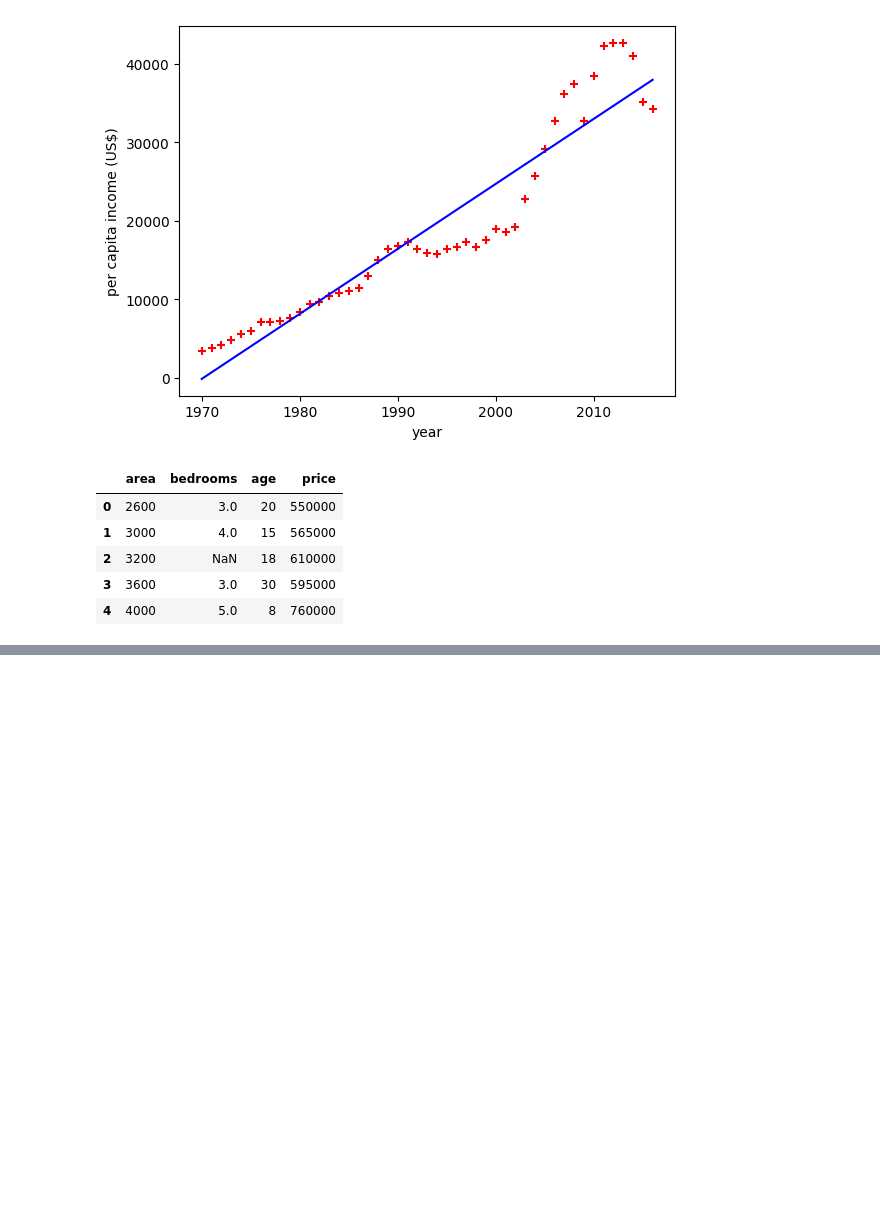
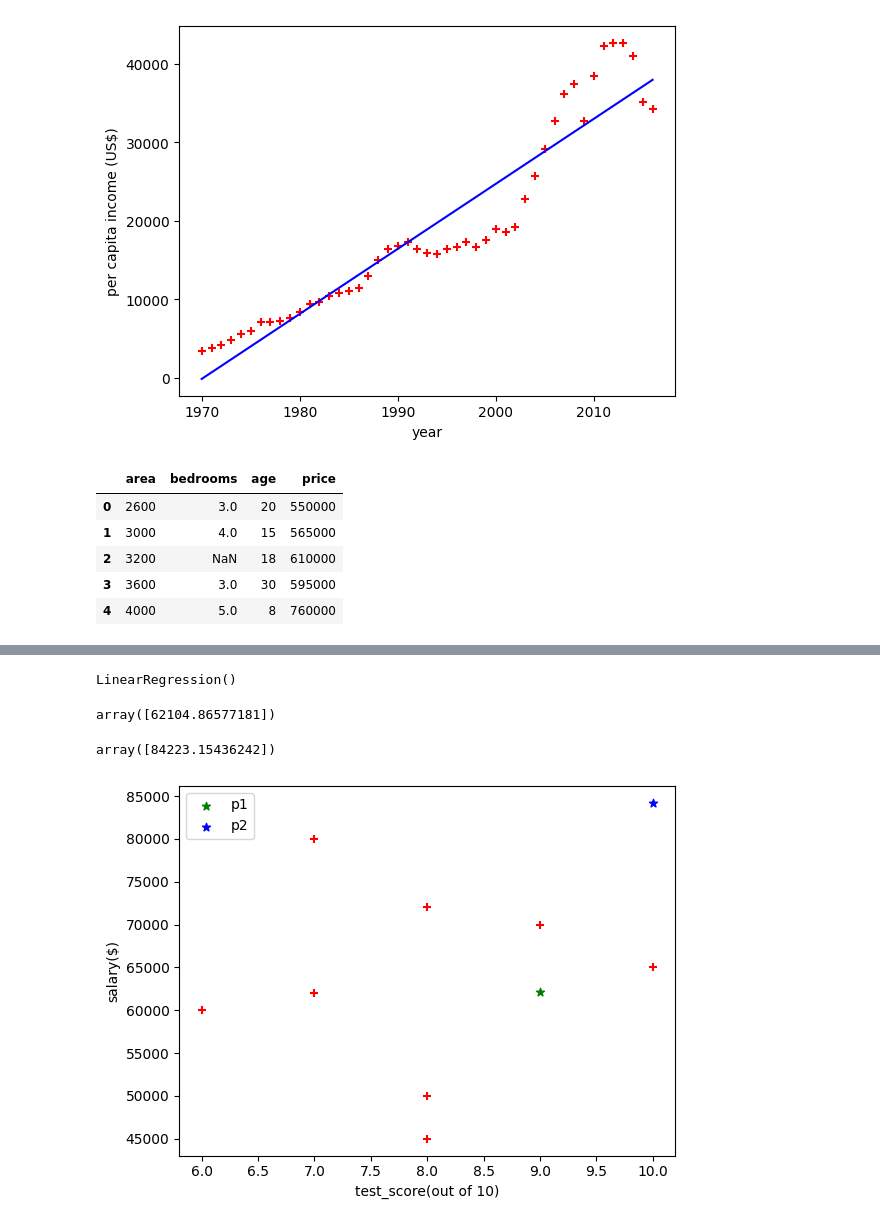
Before and after one commit to josefigarola/ML_Practices, a Jupyter notebook: SimpleConcepts/LR/LinearRegression.ipynb, the cells around one changed output, grey strips where cells are left out. Cells and saved outputs as stored; diff of their text form; code cells hidden in the pictures; blank space fills up the shorter version.

```diff
--- a/SimpleConcepts/LR/LinearRegression.ipynb
+++ b/SimpleConcepts/LR/LinearRegression.ipynb
@@ -64,0 +157,28 @@ median_bedrooms
+# %%
+reg = linear_model.LinearRegression()
+reg.fit(df_categorical[["experience", "test_score(out of 10)", "interview_score(out of 10)"]], df_categorical["salary($)"])
+# %% [output]
+LinearRegression()
+# %%
+reg.predict([[2, 9, 6]])
+# %% [output]
+array([62104.86577181])
+# %%
+reg.predict([[12, 10, 10]])
+# %% [output]
+array([84223.15436242])
+# %%
+%matplotlib inline
+
+p1 = [[2, 9, 6]]
+p2 = [[12, 10, 10]]
+
+plt.xlabel('test_score(out of 10)')
+plt.ylabel('salary($)')
+plt.scatter(df_categorical["test_score(out of 10)"], df_categorical["salary($)"], color='red', marker='+')
+plt.scatter(p1[0][1], reg.predict(p1), color='green', marker='*', label='p1')
+plt.scatter(p2[0][1], reg.predict(p2), color='blue', marker='*', label='p2')
+plt.legend()
+plt.show()
+# %% [output]
+[figure, added]
```
Also changed, not shown: parts of 11 cells of this notebook.
